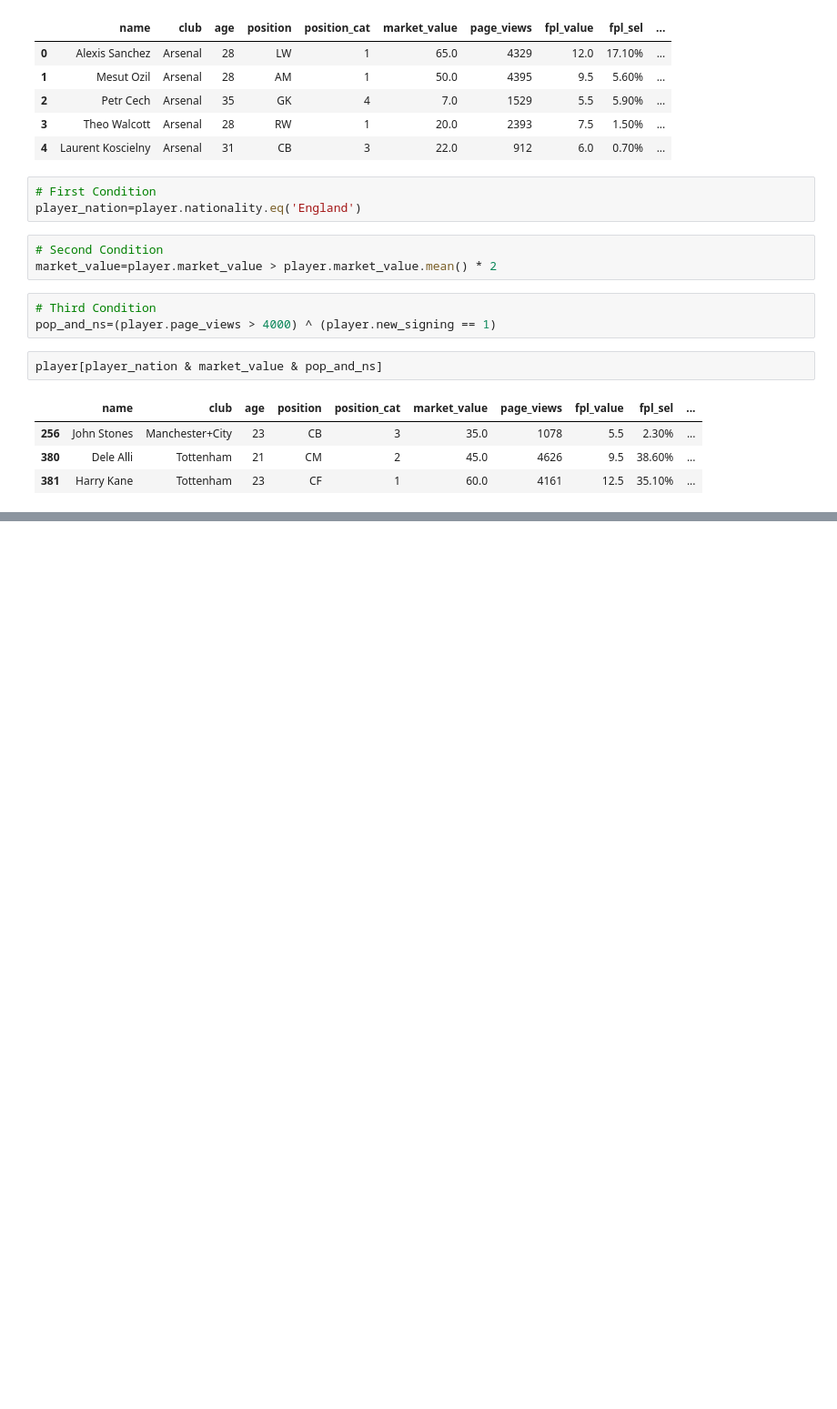
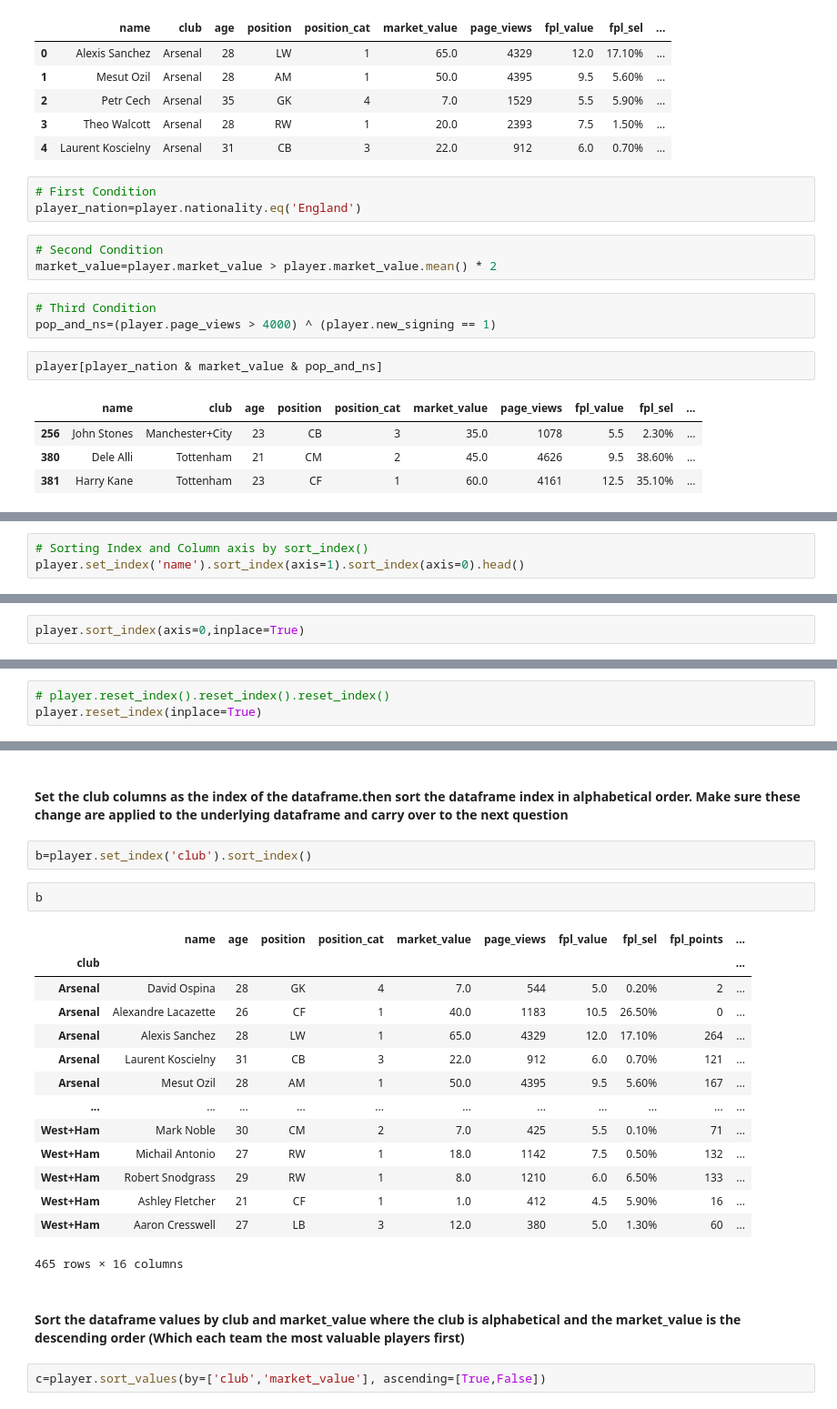
Before and after one commit to MuhummadShohag/Pandas-A-Z, a Jupyter notebook: DataFrame_Depth/DataFrame_Depth.ipynb, the cells around one changed output, grey strips where cells are left out. Shown: that part at 91% size. Saved outputs shown, nothing was run; the diff lists cells and outputs as text; blank space fills up the shorter version.

Commit message:
Practice Something Dataframe Depth

```diff
--- a/DataFrame_Depth/DataFrame_Depth.ipynb
+++ b/DataFrame_Depth/DataFrame_Depth.ipynb
@@ -571,0 +722,3 @@ player[player_nation & market_value & pop_and_ns]
+# %%
+# Sorting Index and Column axis by sort_index()
+player.set_index('name').sort_index(axis=1).sort_index(axis=0).head()
@@ -571,0 +733,2 @@ player[player_nation & market_value & pop_and_ns]
+# %%
+player.sort_index(axis=0,inplace=True)
@@ -571,0 +762,3 @@ player[player_nation & market_value & pop_and_ns]
+# %%
+# player.reset_index().reset_index().reset_index()
+player.reset_index(inplace=True)
@@ -571,0 +965,25 @@ player[player_nation & market_value & pop_and_ns]
+# %% [markdown]
+#### Set the club columns as the index of the dataframe.then sort the dataframe index in alphabetical order. Make sure these change are applied to the underlying dataframe and carry over to the next question
+# %%
+b=player.set_index('club').sort_index()
+# %%
+b
+# %% [output]
+|  | name | age | position | position_cat | market_value | page_views | fpl_value | fpl_sel | fpl_points | ... |
+| club |  |  |  |  |  |  |  |  |  | ... |
+| Arsenal | David Ospina | 28 | GK | 4 | 7.0 | 544 | 5.0 | 0.20% | 2 | ... |
+| Arsenal | Alexandre Lacazette | 26 | CF | 1 | 40.0 | 1183 | 10.5 | 26.50% | 0 | ... |
+| Arsenal | Alexis Sanchez | 28 | LW | 1 | 65.0 | 4329 | 12.0 | 17.10% | 264 | ... |
+| Arsenal | Laurent Koscielny | 31 | CB | 3 | 22.0 | 912 | 6.0 | 0.70% | 121 | ... |
+| Arsenal | Mesut Ozil | 28 | AM | 1 | 50.0 | 4395 | 9.5 | 5.60% | 167 | ... |
+| ... | ... | ... | ... | ... | ... | ... | ... | ... | ... | ... |
+| West+Ham | Mark Noble | 30 | CM | 2 | 7.0 | 425 | 5.5 | 0.10% | 71 | ... |
+| West+Ham | Michail Antonio | 27 | RW | 1 | 18.0 | 1142 | 7.5 | 0.50% | 132 | ... |
+| West+Ham | Robert Snodgrass | 29 | RW | 1 | 8.0 | 1210 | 6.0 | 6.50% | 133 | ... |
+| West+Ham | Ashley Fletcher | 21 | CF | 1 | 1.0 | 412 | 4.5 | 5.90% | 16 | ... |
+| West+Ham | Aaron Cresswell | 27 | LB | 3 | 12.0 | 380 | 5.0 | 1.30% | 60 | ... |
+465 rows × 16 columns
+# %% [markdown]
+#### Sort the dataframe values by club and market_value where the club is alphabetical and the market_value is the descending order (Which each team the most valuable players first)
+# %%
+c=player.sort_values(by=['club','market_value'], ascending=[True,False])
```
Also changed, not shown: parts of 54 cells of this notebook.
